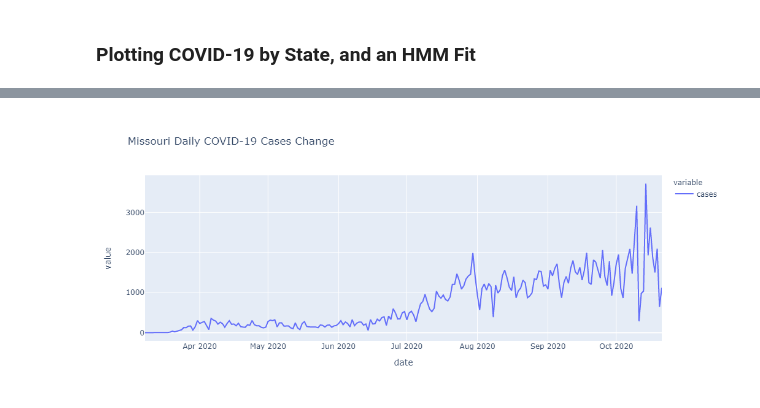
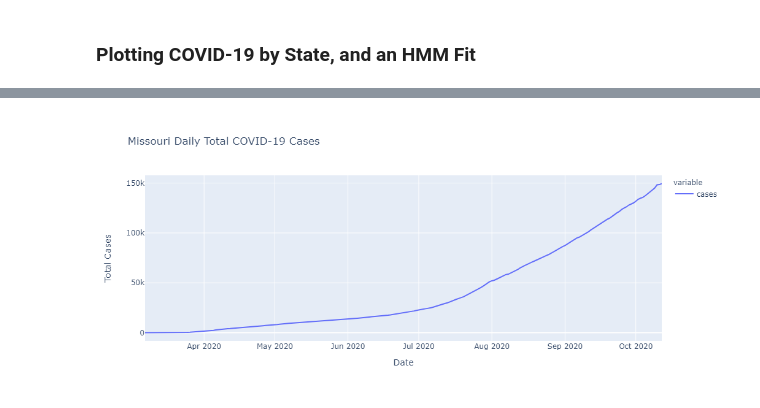
Before and after one commit to vmohan96/Decoding-COVID-19, a Jupyter notebook: 03.2-Modeling-varun.ipynb, the cells around one changed output, grey strips where cells are left out. Drawn from its saved outputs; the diff is of its cells as text; code cells hidden in the pictures.

```diff
--- a/03.2-Modeling-varun.ipynb
+++ b/03.2-Modeling-varun.ipynb
@@ -35,7 +34,7 @@ def plot_hmm_px(state, metric='cases', dates_of_interest=None, hmm_plot=False, n
     You can switch metric to 'deaths' if you want.
 
     '''
-    df = pd.read_csv('../../covid-19-data/us-states.csv')
+    df = pd.read_csv('./scratch_work/data/us-states.csv')
     state_df = df[df['state'] == state]
     state_df.drop(columns='state', inplace=True)
     state_df['date']= pd.to_datetime(state_df['date'])
@@ -46,9 +45,18 @@ def plot_hmm_px(state, metric='cases', dates_of_interest=None, hmm_plot=False, n
     Xcuml = state_df[[metric]]
     X = state_diff[[metric]]
 
-    fig = px.line(X/(X.max() - X.min()),title=f'{state.title()} Daily COVID-19 {metric.capitalize()} Change')
+    fig = px.line(X/(X.max() - X.min()),title=f'{state.title()} Daily COVID-19 {metric.capitalize()} Change, Normalized')
     fig_abs_change = px.line(X,title=f'{state.title()} Daily COVID-19 {metric.capitalize()} Change')
-    fig_cuml_change = px.line(Xcuml,title=f'{state.title()} Daily COVID-19 {metric.capitalize()} Change')
+    fig_cuml_change = px.line(Xcuml,title=f'{state.title()} Daily Total COVID-19 {metric.capitalize()}')
+
+    fig.update_xaxes(title_text='Date')
+    fig_abs_change.update_xaxes(title_text='Date')
+    fig_cuml_change.update_xaxes(title_text='Date')
+
+    fig.update_yaxes(title_text=f'{metric.capitalize()}, Normalized')
+    fig_abs_change.update_yaxes(title_text=f'Daily New {metric.capitalize()}')
+    fig_cuml_change.update_yaxes(title_text=f'Total {metric.capitalize()}')
+
 
     if dates_of_interest:
         i=0
@@ -56,6 +64,8 @@ def plot_hmm_px(state, metric='cases', dates_of_interest=None, hmm_plot=False, n
         k=0
         for date in dates_of_interest:
             fig.add_scatter(x=(date,date),y=(0,1.1),line={'color': f'rgb({i},{j},{k})','width': 2,}, name='Superspreader')
+            fig_abs_change.add_scatter(x=(date,date),y=(0,X.max()[0]),line={'color': f'rgb({i},{j},{k})','width': 2,}, name='Superspreader')
+            #fig_cuml_change.add_scatter(x=(date,date),y=(0,Xcuml.max()[0]),line={'color': f'rgb({i},{j},{k})','width': 2,}, name='Superspreader')
 
     if hmm_plot:
         model = hmm.GaussianHMM(n_components=n_components)
@@ -63,20 +73,20 @@ def plot_hmm_px(state, metric='cases', dates_of_interest=None, hmm_plot=False, n
         preds = model.predict(X) / 2
         fig.add_scatter(x=X.index, y=preds, name='Regime')
 
-    if fig_type == 'Normalized Daily Change':
+    if fig_type == 'Relative Normalized Daily Change':
         return fig
-    elif fig_type == 'Absolute Daily Change':
+    elif fig_type == 'Relative Daily Change':
         return fig_abs_change
     elif fig_type == 'Cumulative Daily Change':
         return fig_cuml_change
 # %%
 plot_hmm_px(
     state='Missouri',
     metric='cases',
-    dates_of_interest=['2020-09-10','2020-09-20'],
+    dates_of_interest= ['2020-07-04'],
     hmm_plot=True,
     n_components=3,
-    fig_type = 'Absolute Daily Change'
+    fig_type = 'Cumulative Daily Change'
 )
 # %% [output]
-[figure, old version]
+[figure, new version]
```
Also changed, not shown: parts of 3 cells of this notebook.
